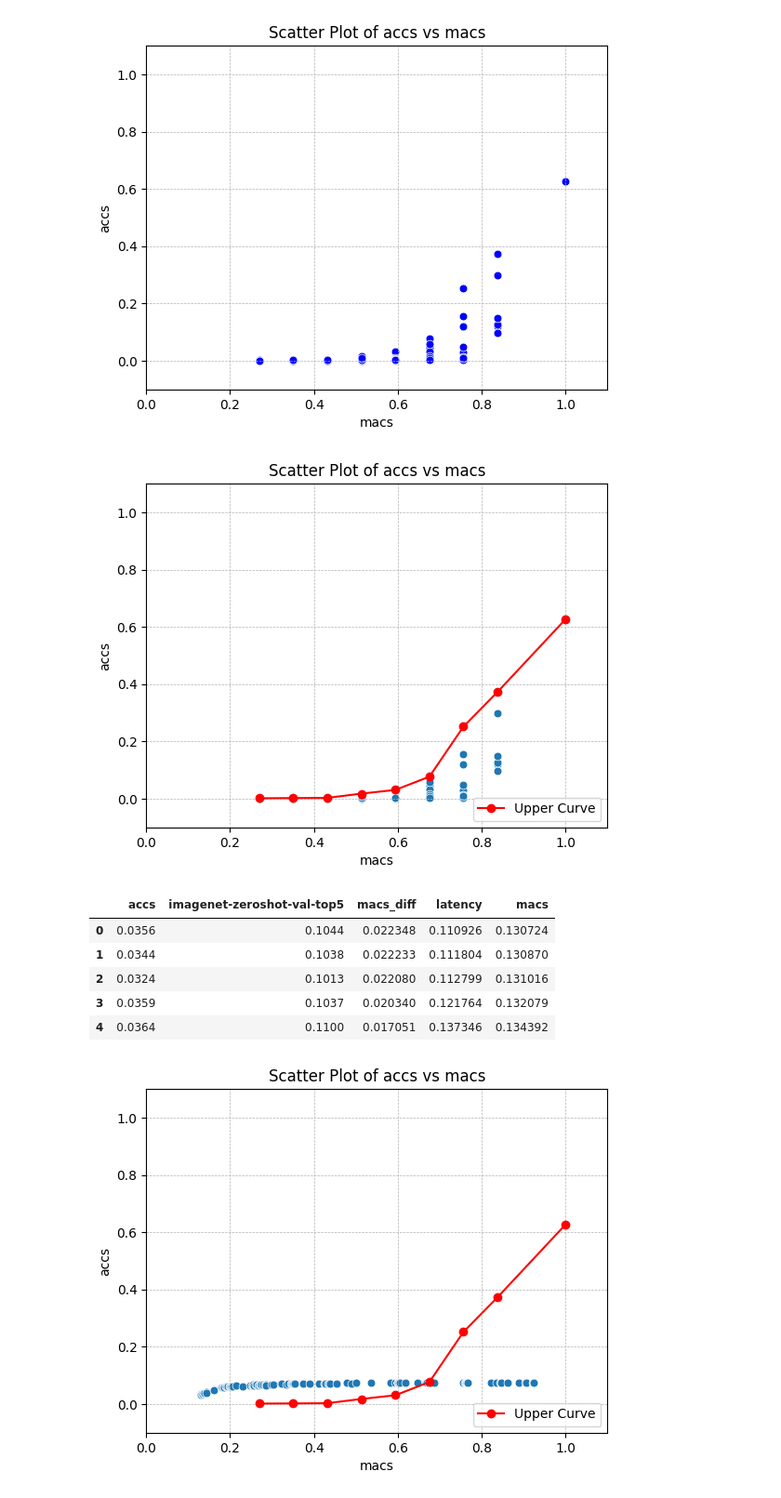
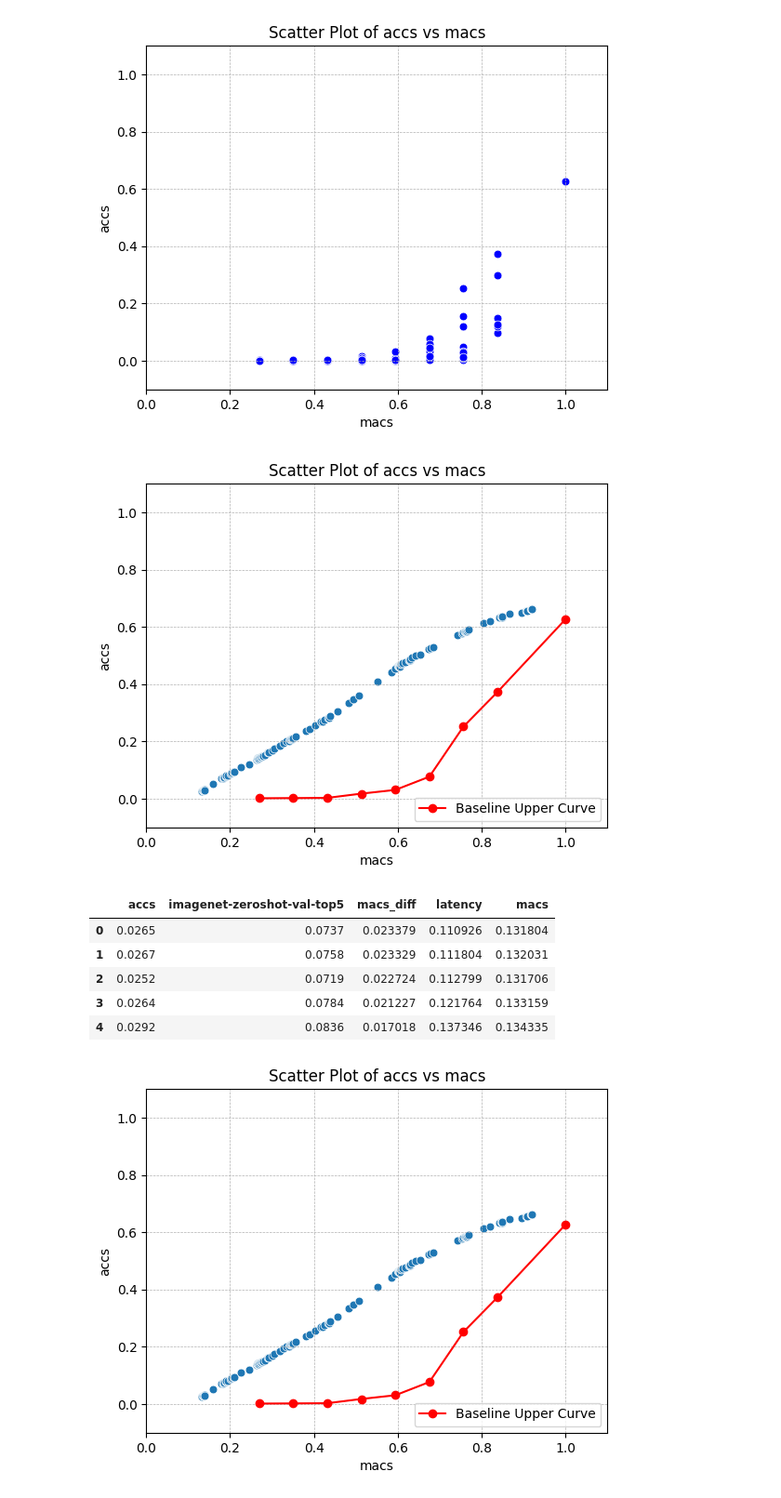
Before and after one commit to OliverXUZY/openclip, a Jupyter notebook: notebook/look_table.ipynb, the cells around one changed output. Shown at 93% size. Drawn from its saved outputs; the diff is of its cells as text; code cells hidden in the pictures.

```diff
--- a/notebook/look_table.ipynb
+++ b/notebook/look_table.ipynb
@@ -86,7 +86,7 @@ upper_curve_df = pd.DataFrame(saved_points)
 sns.scatterplot(data=df, x='macs', y='accs',  s=40)
 
 # Plotting the manually selected upper curve
-plt.plot(upper_curve_df['macs'], upper_curve_df['accs'], color='red', label='Upper Curve', marker='o')
+plt.plot(upper_curve_df['macs'], upper_curve_df['accs'], color='red', label='Baseline Upper Curve', marker='o')
 
 # Set the limits, grid, and title as before
 plt.xlim(0, 1.1)
@@ -100,37 +100,38 @@ plt.legend(loc='lower right')
 # Display the plot
 plt.show()
 # %% [output]
-[figure, old version]
+[figure, new version]
 # %%
-data = load_json(f"{data_path}/eval_results_128latency_10SamplePerClass.json")
+# data = load_json(f"{data_path}/eval_results_128latency_10SamplePerClass.json")
+data = load_json(f"{data_path}/eval_results_128latency_lora.json")
 df = pd.DataFrame(data)
 df.rename(columns={'imagenet-zeroshot-val-top1': 'accs'}, inplace=True)
 # %%
 df.head()
 # %% [output]
 |  | accs | imagenet-zeroshot-val-top5 | macs_diff | latency | macs |
-| 0 | 0.0356 | 0.1044 | 0.022348 | 0.110926 | 0.130724 |
-| 1 | 0.0344 | 0.1038 | 0.022233 | 0.111804 | 0.130870 |
-| 2 | 0.0324 | 0.1013 | 0.022080 | 0.112799 | 0.131016 |
-| 3 | 0.0359 | 0.1037 | 0.020340 | 0.121764 | 0.132079 |
-| 4 | 0.0364 | 0.1100 | 0.017051 | 0.137346 | 0.134392 |
+| 0 | 0.0265 | 0.0737 | 0.023379 | 0.110926 | 0.131804 |
+| 1 | 0.0267 | 0.0758 | 0.023329 | 0.111804 | 0.132031 |
+| 2 | 0.0252 | 0.0719 | 0.022724 | 0.112799 | 0.131706 |
+| 3 | 0.0264 | 0.0784 | 0.021227 | 0.121764 | 0.133159 |
+| 4 | 0.0292 | 0.0836 | 0.017018 | 0.137346 | 0.134335 |
 # %%
 # Using Seaborn to plot the scatter plot
 sns.scatterplot(data=df, x='macs', y='accs',  s=40)
 
 # Plotting the manually selected upper curve
-plt.plot(upper_curve_df['macs'], upper_curve_df['accs'], color='red', label='Upper Curve', marker='o')
+plt.plot(upper_curve_df['macs'], upper_curve_df['accs'], color='red', label='Baseline Upper Curve', marker='o')
 
 # Set the limits, grid, and title as before
 plt.xlim(0, 1.1)
 plt.ylim(-0.1, 1.1)
 plt.grid(True, which='both', linestyle='--', linewidth=0.5)
 plt.title('Scatter Plot of accs vs macs')
 
 # Add the legend with the location set to bottom right
 plt.legend(loc='lower right')
 
 # Display the plot
 plt.show()
 # %% [output]
-[figure, old version]
+[figure, new version]
```
Also changed, not shown: parts of 1 cell of this notebook, 1 other file.
